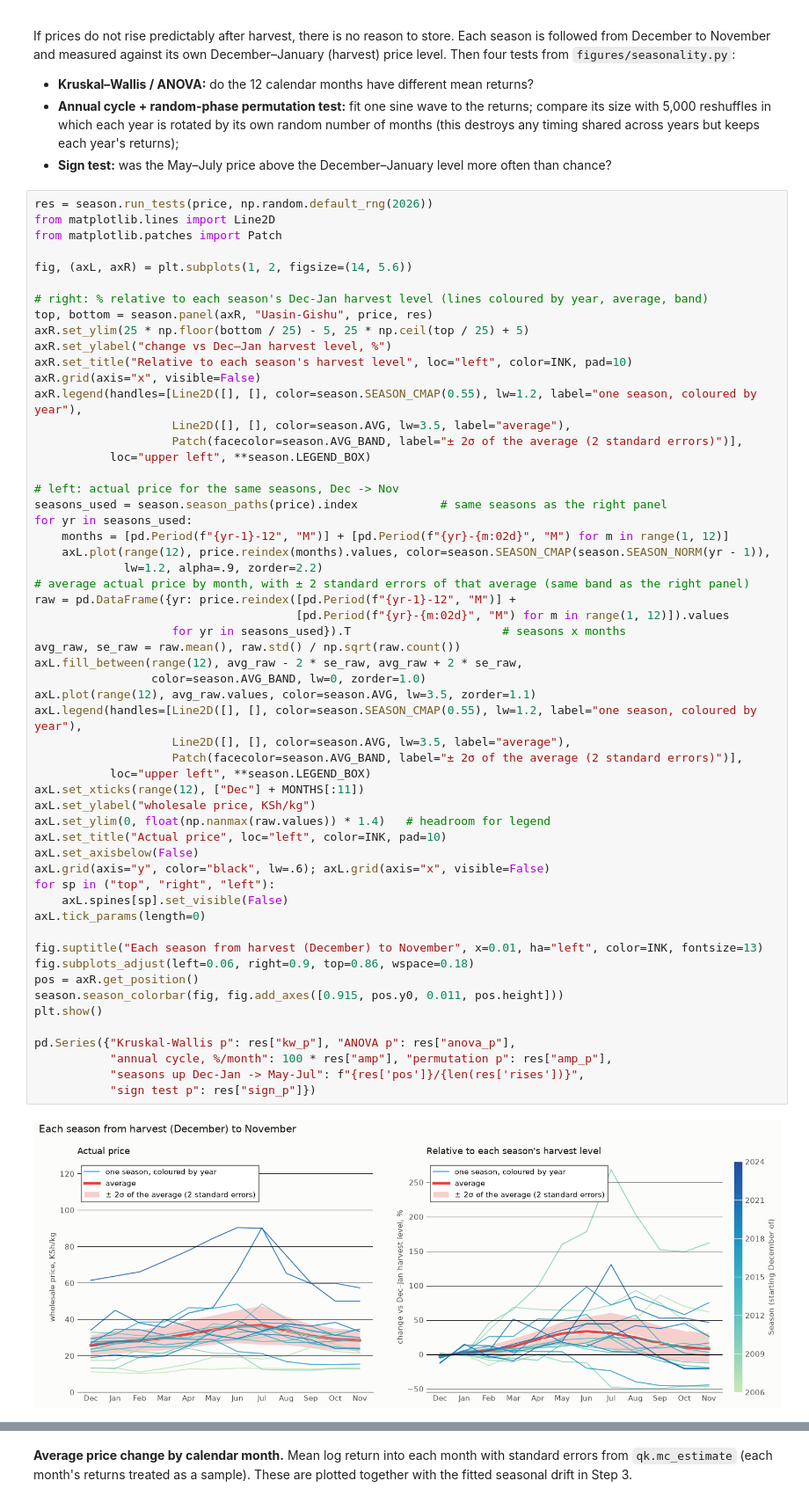
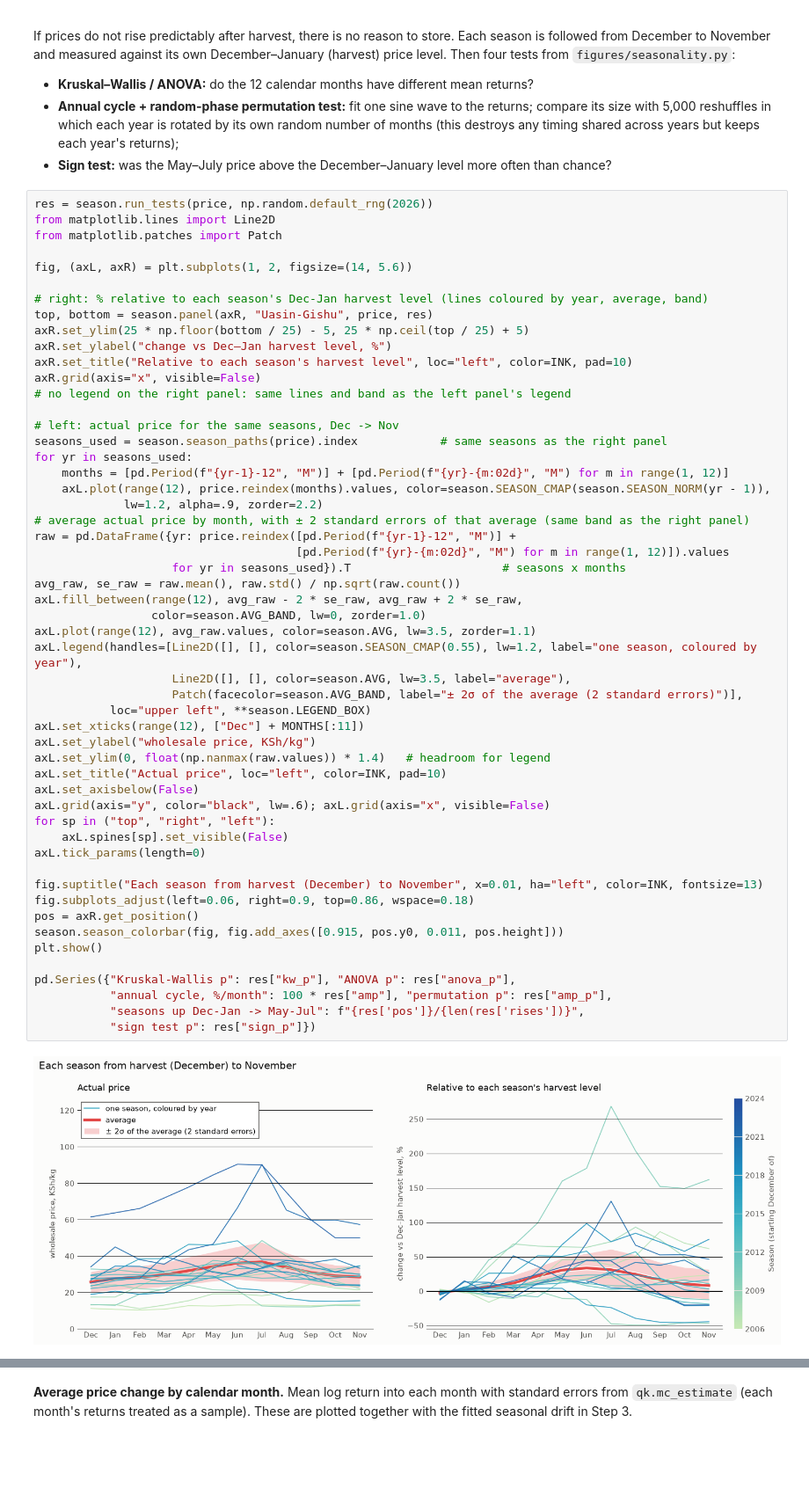
Before and after one commit to thummim-mekuria/erdos_project, a Jupyter notebook: maize_storage_option.ipynb, the cells around one changed output, grey strips where cells are left out. Shown at 88% size. Saved outputs shown, nothing was run; the diff lists cells and outputs as text; blank space fills up the shorter version.

Commit message:
Seasonal plot: remove duplicate legend from right panel
Co-Authored-By: Claude Opus 5.5 <noreply@anthropic.com>

```diff
--- a/maize_storage_option.ipynb
+++ b/maize_storage_option.ipynb
@@ -148,10 +148,7 @@ axR.set_ylim(25 * np.floor(bottom / 25) - 5, 25 * np.ceil(top / 25) + 5)
 axR.set_ylabel("change vs Dec–Jan harvest level, %")
 axR.set_title("Relative to each season's harvest level", loc="left", color=INK, pad=10)
 axR.grid(axis="x", visible=False)
-axR.legend(handles=[Line2D([], [], color=season.SEASON_CMAP(0.55), lw=1.2, label="one season, coloured by year"),
-                    Line2D([], [], color=season.AVG, lw=3.5, label="average"),
-                    Patch(facecolor=season.AVG_BAND, label="± 2σ of the average (2 standard errors)")],
-           loc="upper left", **season.LEGEND_BOX)
+# no legend on the right panel: same lines and band as the left panel's legend
 
 # left: actual price for the same seasons, Dec -> Nov
 seasons_used = season.season_paths(price).index            # same seasons as the right panel
@@ -165,34 +162,34 @@ raw = pd.DataFrame({yr: price.reindex([pd.Period(f"{yr-1}-12", "M")] +
                     for yr in seasons_used}).T                      # seasons x months
 avg_raw, se_raw = raw.mean(), raw.std() / np.sqrt(raw.count())
 axL.fill_between(range(12), avg_raw - 2 * se_raw, avg_raw + 2 * se_raw,
                  color=season.AVG_BAND, lw=0, zorder=1.0)
 axL.plot(range(12), avg_raw.values, color=season.AVG, lw=3.5, zorder=1.1)
 axL.legend(handles=[Line2D([], [], color=season.SEASON_CMAP(0.55), lw=1.2, label="one season, coloured by year"),
                     Line2D([], [], color=season.AVG, lw=3.5, label="average"),
                     Patch(facecolor=season.AVG_BAND, label="± 2σ of the average (2 standard errors)")],
            loc="upper left", **season.LEGEND_BOX)
 axL.set_xticks(range(12), ["Dec"] + MONTHS[:11])
 axL.set_ylabel("wholesale price, KSh/kg")
 axL.set_ylim(0, float(np.nanmax(raw.values)) * 1.4)   # headroom for legend
 axL.set_title("Actual price", loc="left", color=INK, pad=10)
 axL.set_axisbelow(False)
 axL.grid(axis="y", color="black", lw=.6); axL.grid(axis="x", visible=False)
 for sp in ("top", "right", "left"):
     axL.spines[sp].set_visible(False)
 axL.tick_params(length=0)
 
 fig.suptitle("Each season from harvest (December) to November", x=0.01, ha="left", color=INK, fontsize=13)
 fig.subplots_adjust(left=0.06, right=0.9, top=0.86, wspace=0.18)
 pos = axR.get_position()
 season.season_colorbar(fig, fig.add_axes([0.915, pos.y0, 0.011, pos.height]))
 plt.show()
 
 pd.Series({"Kruskal-Wallis p": res["kw_p"], "ANOVA p": res["anova_p"],
            "annual cycle, %/month": 100 * res["amp"], "permutation p": res["amp_p"],
            "seasons up Dec-Jan -> May-Jul": f"{res['pos']}/{len(res['rises'])}",
            "sign test p": res["sign_p"]})
 # %% [output]
-[figure, old version]
+[figure, new version]
 Kruskal-Wallis p                 0.000023
 ANOVA p                          0.000081
 annual cycle, %/month            6.674546
```
